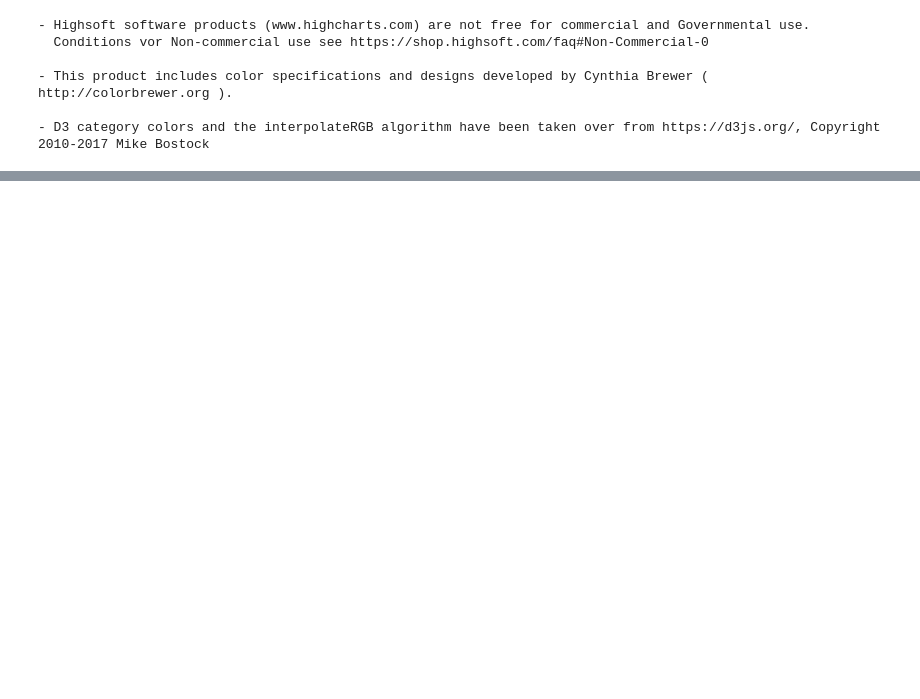
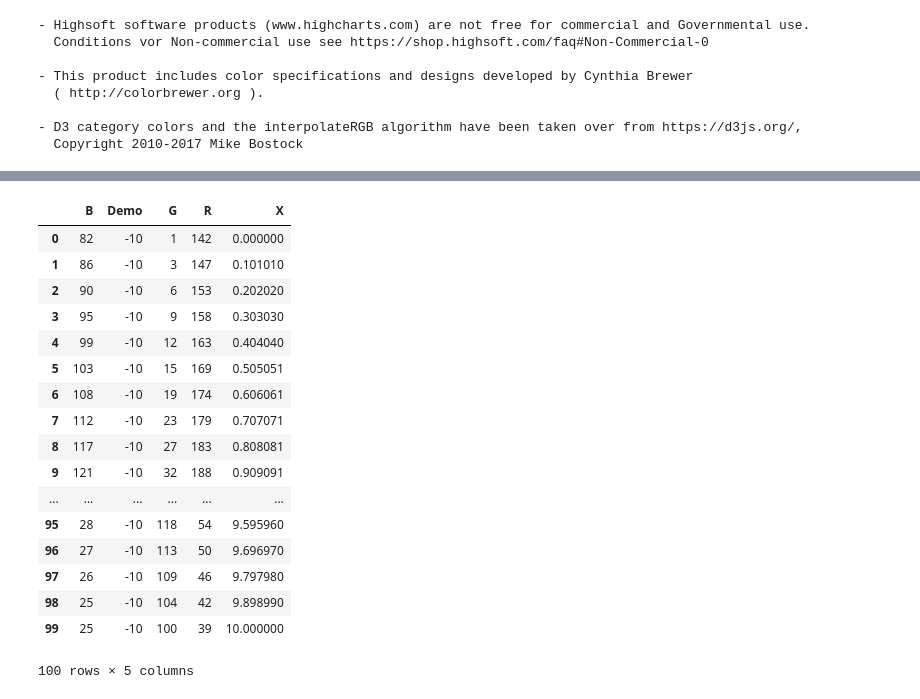
Before and after one commit to bernhard-42/hcplot, a Jupyter notebook: notebooks/colors.ipynb, the cells around one changed output, grey strips where cells are left out. Drawn from its saved outputs; the diff is of its cells as text; code cells hidden in the pictures; blank space fills up the shorter version.

```diff
--- a/notebooks/colors.ipynb
+++ b/notebooks/colors.ipynb
@@ -272,0 +81,21 @@ brewer("seq", "OrRd", False)([3,7,4,1,2,3,9,6,4,5,3,7,4,1,2,3,9,6,4,5])
+# %%
+data2
+# %% [output]
+|  | B | Demo | G | R | X |
+| 0 | 82 | -10 | 1 | 142 | 0.000000 |
+| 1 | 86 | -10 | 3 | 147 | 0.101010 |
+| 2 | 90 | -10 | 6 | 153 | 0.202020 |
+| 3 | 95 | -10 | 9 | 158 | 0.303030 |
+| 4 | 99 | -10 | 12 | 163 | 0.404040 |
+| 5 | 103 | -10 | 15 | 169 | 0.505051 |
+| 6 | 108 | -10 | 19 | 174 | 0.606061 |
+| 7 | 112 | -10 | 23 | 179 | 0.707071 |
+| 8 | 117 | -10 | 27 | 183 | 0.808081 |
+| 9 | 121 | -10 | 32 | 188 | 0.909091 |
+| ... | ... | ... | ... | ... | ... |
+| 95 | 28 | -10 | 118 | 54 | 9.595960 |
+| 96 | 27 | -10 | 113 | 50 | 9.696970 |
+| 97 | 26 | -10 | 109 | 46 | 9.797980 |
+| 98 | 25 | -10 | 104 | 42 | 9.898990 |
+| 99 | 25 | -10 | 100 | 39 | 10.000000 |
+100 rows × 5 columns
```
Also changed, not shown: parts of 29 cells of this notebook, 4 other files.
